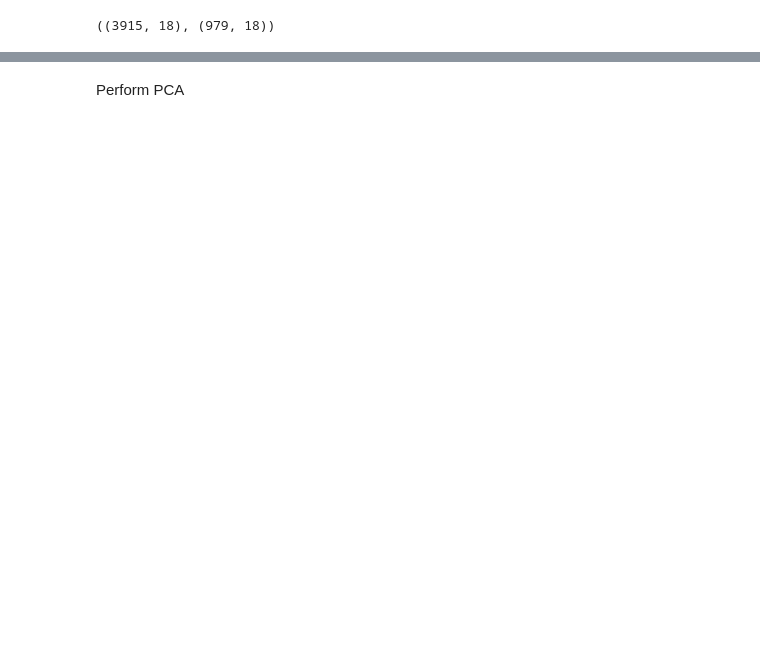
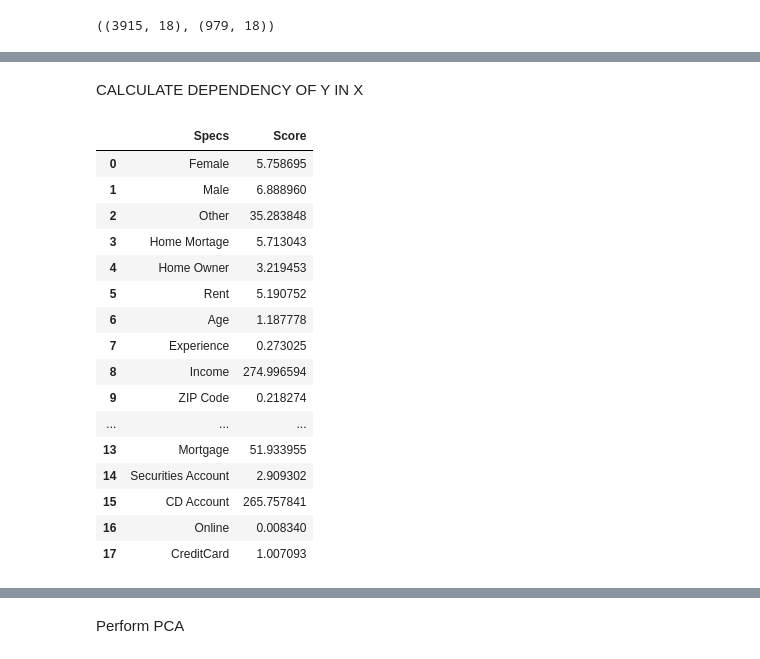
Before and after one commit to s-bs/Loan-prediction, a Jupyter notebook: loan_prediction/personal_loan.ipynb, the cells around one changed output, grey strips where cells are left out. Saved outputs shown, nothing was run; the diff lists cells and outputs as text; code cells hidden in the pictures; blank space fills up the shorter version.

```diff
--- a/loan_prediction/personal_loan.ipynb
+++ b/loan_prediction/personal_loan.ipynb
@@ -421,0 +440,35 @@ X_train.describe()
+# %% [markdown]
+CALCULATE DEPENDENCY OF Y IN X
+# %%
+from sklearn.feature_selection import SelectKBest
+from sklearn.feature_selection import chi2
+#apply SelectKBest class to extract top 10 best features
+bestfeatures = SelectKBest(score_func=chi2, k=10)
+fit = bestfeatures.fit(abs(X_train),Y_train)
+# %%
+dfscores = pd.DataFrame(fit.scores_)
+dfcolumns = pd.DataFrame(X.columns)
+# %%
+#concat two dataframes for better visualization
+featureScores = pd.concat([dfcolumns,dfscores],axis=1)
+featureScores.columns = ['Specs','Score']  #naming the dataframe columns
+# %%
+featureScores
+# %% [output]
+|  | Specs | Score |
+| 0 | Female | 5.758695 |
+| 1 | Male | 6.888960 |
+| 2 | Other | 35.283848 |
+| 3 | Home Mortage | 5.713043 |
+| 4 | Home Owner | 3.219453 |
+| 5 | Rent | 5.190752 |
+| 6 | Age | 1.187778 |
+| 7 | Experience | 0.273025 |
+| 8 | Income | 274.996594 |
+| 9 | ZIP Code | 0.218274 |
+| ... | ... | ... |
+| 13 | Mortgage | 51.933955 |
+| 14 | Securities Account | 2.909302 |
+| 15 | CD Account | 265.757841 |
+| 16 | Online | 0.008340 |
+| 17 | CreditCard | 1.007093 |
```
Also changed, not shown: parts of 24 cells of this notebook, 8 other files.
